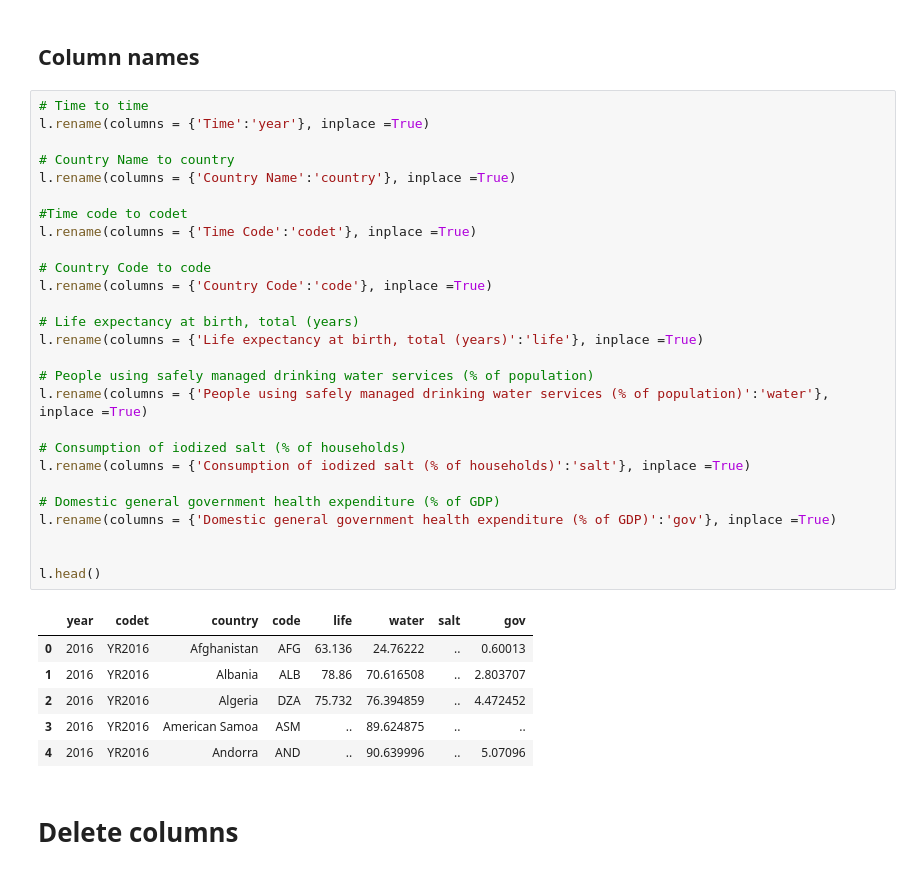
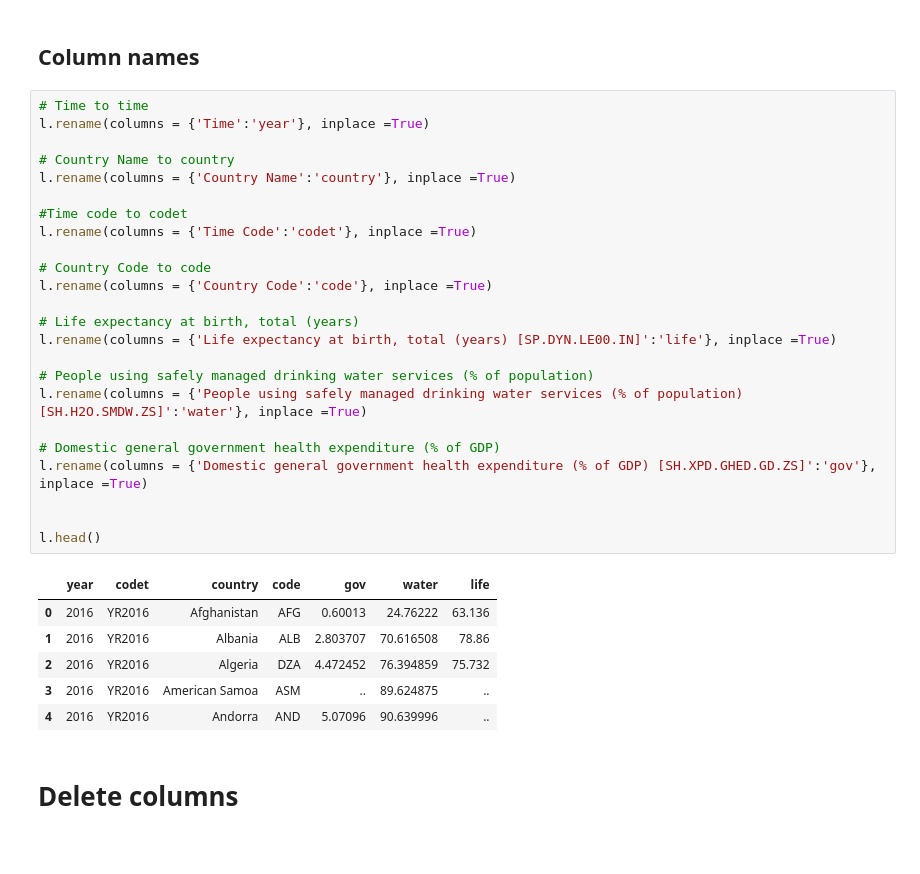
Before and after one commit to TatianaNinoo/Data_visualization, a Jupyter notebook: 06_Data_Frame.ipynb, the cells around one changed output. Cells and saved outputs as stored; diff of their text form.

```diff
--- a/06_Data_Frame.ipynb
+++ b/06_Data_Frame.ipynb
@@ -54,37 +53,34 @@ l.tail()
 # %%
 # Time to time
 l.rename(columns = {'Time':'year'}, inplace =True)
 
 # Country Name to country
 l.rename(columns = {'Country Name':'country'}, inplace =True)
 
 #Time code to codet
 l.rename(columns = {'Time Code':'codet'}, inplace =True)
 
 # Country Code to code
 l.rename(columns = {'Country Code':'code'}, inplace =True)
 
 # Life expectancy at birth, total (years)
-l.rename(columns = {'Life expectancy at birth, total (years)':'life'}, inplace =True)
+l.rename(columns = {'Life expectancy at birth, total (years) [SP.DYN.LE00.IN]':'life'}, inplace =True)
 
 # People using safely managed drinking water services (% of population)
-l.rename(columns = {'People using safely managed drinking water services (% of population)':'water'}, inplace =True)
-
-# Consumption of iodized salt (% of households)
-l.rename(columns = {'Consumption of iodized salt (% of households)':'salt'}, inplace =True)
+l.rename(columns = {'People using safely managed drinking water services (% of population) [SH.H2O.SMDW.ZS]':'water'}, inplace =True)
 
 # Domestic general government health expenditure (% of GDP)
-l.rename(columns = {'Domestic general government health expenditure (% of GDP)':'gov'}, inplace =True)
+l.rename(columns = {'Domestic general government health expenditure (% of GDP) [SH.XPD.GHED.GD.ZS]':'gov'}, inplace =True)
 
 
 l.head()
 # %% [output]
-|  | year | codet | country | code | life | water | salt | gov |
-| 0 | 2016 | YR2016 | Afghanistan | AFG | 63.136 | 24.76222 | .. | 0.60013 |
-| 1 | 2016 | YR2016 | Albania | ALB | 78.86 | 70.616508 | .. | 2.803707 |
-| 2 | 2016 | YR2016 | Algeria | DZA | 75.732 | 76.394859 | .. | 4.472452 |
-| 3 | 2016 | YR2016 | American Samoa | ASM | .. | 89.624875 | .. | .. |
-| 4 | 2016 | YR2016 | Andorra | AND | .. | 90.639996 | .. | 5.07096 |
+|  | year | codet | country | code | gov | water | life |
+| 0 | 2016 | YR2016 | Afghanistan | AFG | 0.60013 | 24.76222 | 63.136 |
+| 1 | 2016 | YR2016 | Albania | ALB | 2.803707 | 70.616508 | 78.86 |
+| 2 | 2016 | YR2016 | Algeria | DZA | 4.472452 | 76.394859 | 75.732 |
+| 3 | 2016 | YR2016 | American Samoa | ASM | .. | 89.624875 | .. |
+| 4 | 2016 | YR2016 | Andorra | AND | 5.07096 | 90.639996 | .. |
 # %% [markdown]
 # Delete columns
 # %%
```
Also changed, not shown: parts of 29 cells of this notebook.
